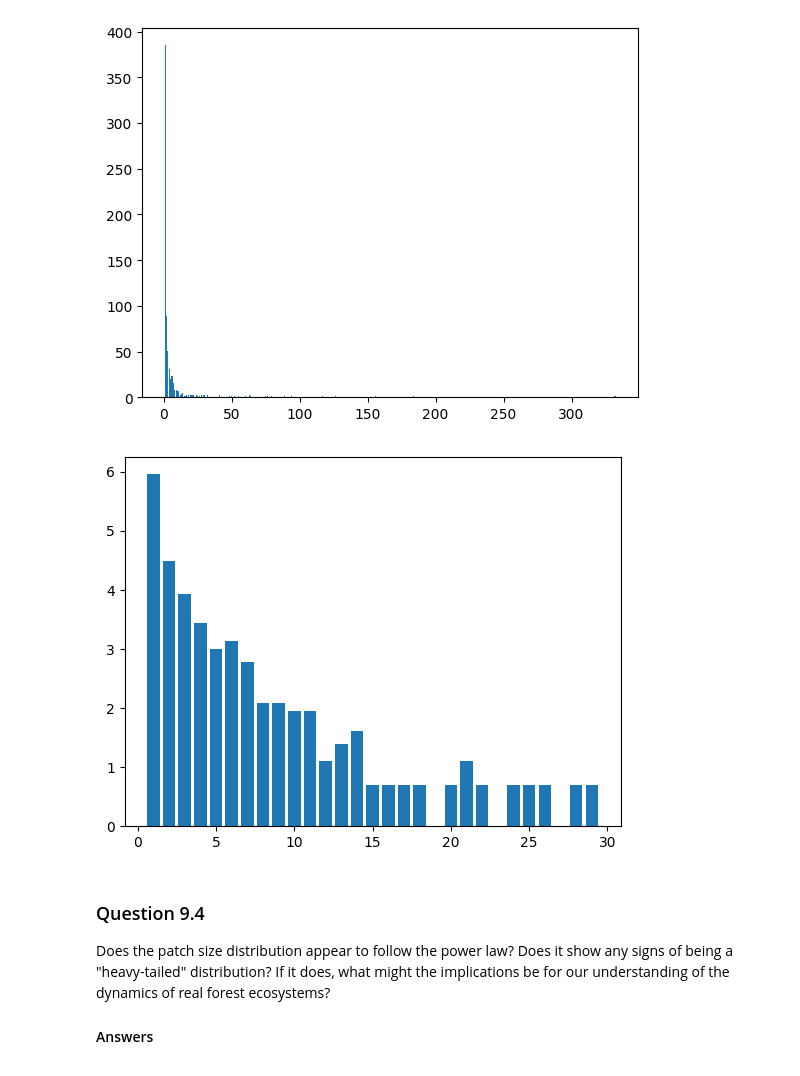
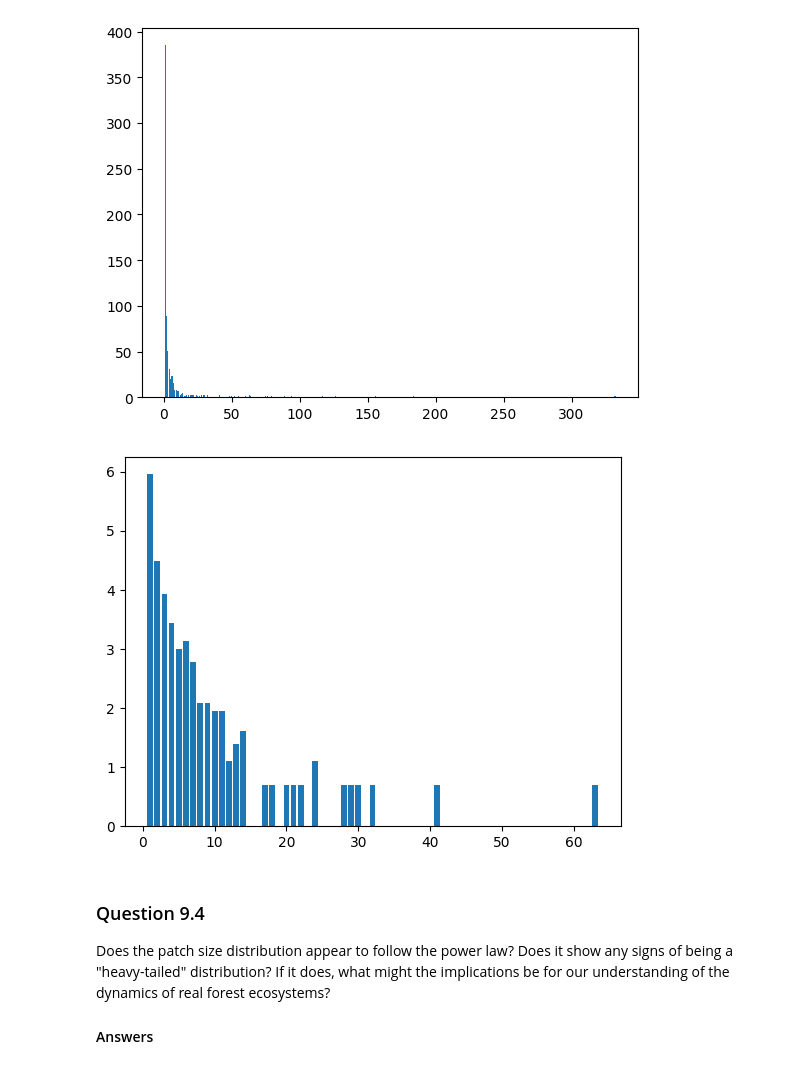
Before and after one commit to PeterSpitz/cap-comp215, a Jupyter notebook: labs/lab07-10-fire.ipynb, the cells around one changed output. Saved outputs shown, nothing was run; the diff lists cells and outputs as text; code cells hidden in the pictures.

```diff
--- a/labs/lab07-10-fire.ipynb
+++ b/labs/lab07-10-fire.ipynb
@@ -613,12 +613,18 @@ plt.show()
 # %% [output]
 [figure]
 # %%
-log_count = [math.log(x) for x in size_count if math.log(x) != 0]
+log_count = [math.log(x) for x in size_count]
+log_id = size_id.copy()
 
-plt.bar(size_id[:len(log_count)],log_count) #log graph minus 0 values
+for i in range(len(log_count)-1,0,-1):
+  if log_count[i] > 0:
+    end = i+1 #find zero value in the list
+    break
+
+plt.bar(log_id[:end],log_count[:end]) #log graph minus trailing 0 values
 plt.show()
 # %% [output]
-[figure, old version]
+[figure, new version]
 # %% [markdown]
 ### Question 9.4
 
```
